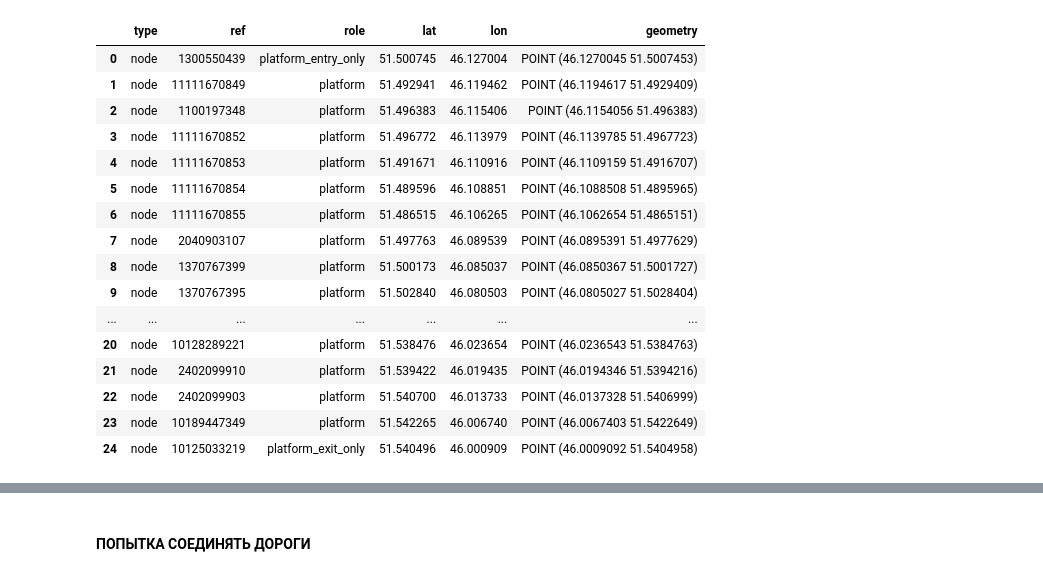
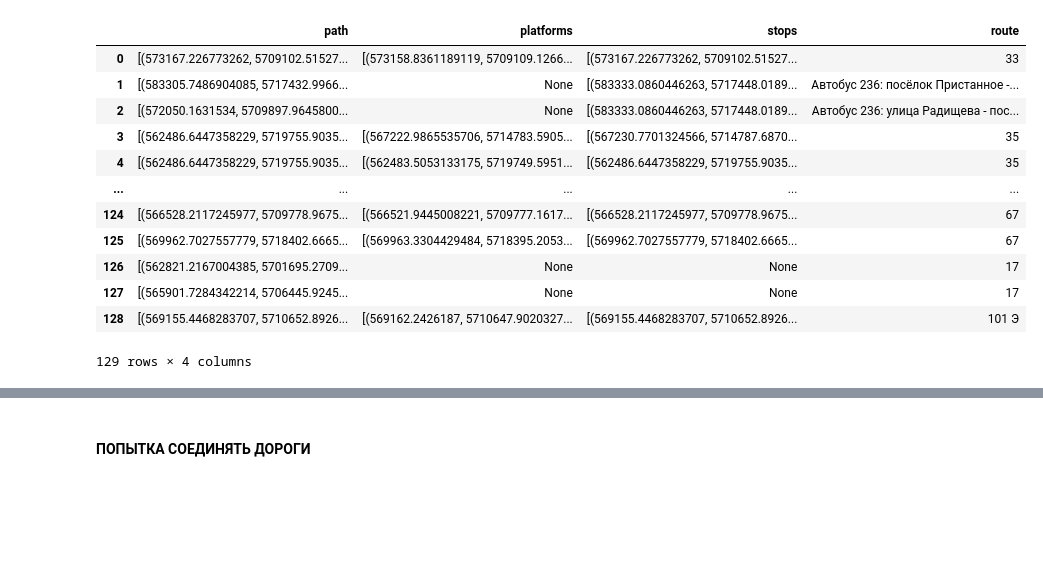
Before and after one commit to DDonnyy/IduEdu, a Jupyter notebook: dev/dev.ipynb, the cells around one changed output, grey strips where cells are left out. Saved outputs shown, nothing was run; the diff lists cells and outputs as text; code cells hidden in the pictures; blank space fills up the shorter version.

Commit message:
v0.0.1 dev done with parsing overpass

```diff
--- a/dev/dev.ipynb
+++ b/dev/dev.ipynb
@@ -29,5 +27,35 @@ test = test[test['type'] == 'node']
 # %%
-osm_id = 4869409
-public_transport_type = "bus"
-data_osm = get_routes(osm_id, public_transport_type)
+osm_id = 3955288
+transport_type = "bus"
+data_osm = get_routes(osm_id, transport_type)
+# %%
+from pyproj import CRS
+from pyproj.aoi import AreaOfInterest
+from pyproj.database import query_utm_crs_info
+
+
+def find_bounds(bounds):
+    df_expanded = pd.json_normalize(bounds)
+    min_lat = df_expanded['minlat'].min()
+    min_lon = df_expanded['minlon'].min()
+    max_lat = df_expanded['maxlat'].max()
+    max_lon = df_expanded['maxlon'].max()
+    return min_lat, min_lon, max_lat, max_lon
+
+
+def estimate_crs_for_overpass(bounds):
+    min_lat, min_lon, max_lat, max_lon = find_bounds(bounds)
+    utm_crs_list = query_utm_crs_info(
+        datum_name="WGS 84",
+        area_of_interest=AreaOfInterest(
+            west_lon_degree=min_lon,
+            south_lat_degree=min_lat,
+            east_lon_degree=max_lon,
+            north_lat_degree=max_lat,
+        ),
+    )
+    return CRS.from_epsg(utm_crs_list[0].code)
+
+
+local_crs = estimate_crs_for_overpass(data_osm['bounds'])
 # %%
@@ -150,20 +196,16 @@ array([[       inf, 0.11435699, 0.11482078, 0.11549308, 0.11581874,
-# %%
-data_geom.iloc[1]['platforms']
-# %% [output]
-|  | type | ref | role | lat | lon | geometry |
-| 0 | node | 1300550439 | platform_entry_only | 51.500745 | 46.127004 | POINT (46.1270045 51.5007453) |
-| 1 | node | 11111670849 | platform | 51.492941 | 46.119462 | POINT (46.1194617 51.4929409) |
-| 2 | node | 1100197348 | platform | 51.496383 | 46.115406 | POINT (46.1154056 51.496383) |
-| 3 | node | 11111670852 | platform | 51.496772 | 46.113979 | POINT (46.1139785 51.4967723) |
-| 4 | node | 11111670853 | platform | 51.491671 | 46.110916 | POINT (46.1109159 51.4916707) |
-| 5 | node | 11111670854 | platform | 51.489596 | 46.108851 | POINT (46.1088508 51.4895965) |
-| 6 | node | 11111670855 | platform | 51.486515 | 46.106265 | POINT (46.1062654 51.4865151) |
-| 7 | node | 2040903107 | platform | 51.497763 | 46.089539 | POINT (46.0895391 51.4977629) |
-| 8 | node | 1370767399 | platform | 51.500173 | 46.085037 | POINT (46.0850367 51.5001727) |
-| 9 | node | 1370767395 | platform | 51.502840 | 46.080503 | POINT (46.0805027 51.5028404) |
-| ... | ... | ... | ... | ... | ... | ... |
-| 20 | node | 10128289221 | platform | 51.538476 | 46.023654 | POINT (46.0236543 51.5384763) |
-| 21 | node | 2402099910 | platform | 51.539422 | 46.019435 | POINT (46.0194346 51.5394216) |
-| 22 | node | 2402099903 | platform | 51.540700 | 46.013733 | POINT (46.0137328 51.5406999) |
-| 23 | node | 10189447349 | platform | 51.542265 | 46.006740 | POINT (46.0067403 51.5422649) |
-| 24 | node | 10125033219 | platform_exit_only | 51.540496 | 46.000909 | POINT (46.0009092 51.5404958) |
+# %%
+data_geom
+# %% [output]
+|  | path | platforms | stops | route |
+| 0 | [(573167.226773262, 5709102.51527... | [(573158.8361189119, 5709109.1266... | [(573167.226773262, 5709102.51527... | 33 |
+| 1 | [(583305.7486904085, 5717432.9966... | None | [(583333.0860446263, 5717448.0189... | Автобус 236: посёлок Пристанное -... |
+| 2 | [(572050.1631534, 5709897.9645800... | None | [(583333.0860446263, 5717448.0189... | Автобус 236: улица Радищева - пос... |
+| 3 | [(562486.6447358229, 5719755.9035... | [(567222.9865535706, 5714783.5905... | [(567230.7701324566, 5714787.6870... | 35 |
+| 4 | [(562486.6447358229, 5719755.9035... | [(562483.5053133175, 5719749.5951... | [(562486.6447358229, 5719755.9035... | 35 |
+| ... | ... | ... | ... | ... |
+| 124 | [(566528.2117245977, 5709778.9675... | [(566521.9445008221, 5709777.1617... | [(566528.2117245977, 5709778.9675... | 67 |
+| 125 | [(569962.7027557779, 5718402.6665... | [(569963.3304429484, 5718395.2053... | [(569962.7027557779, 5718402.6665... | 67 |
+| 126 | [(562821.2167004385, 5701695.2709... | None | None | 17 |
+| 127 | [(565901.7284342214, 5706445.9245... | None | None | 17 |
+| 128 | [(569155.4468283707, 5710652.8926... | [(569162.2426187, 5710647.9020327... | [(569155.4468283707, 5710652.8926... | 101 Э |
+129 rows × 4 columns
```
Also changed, not shown: parts of 18 cells of this notebook.
